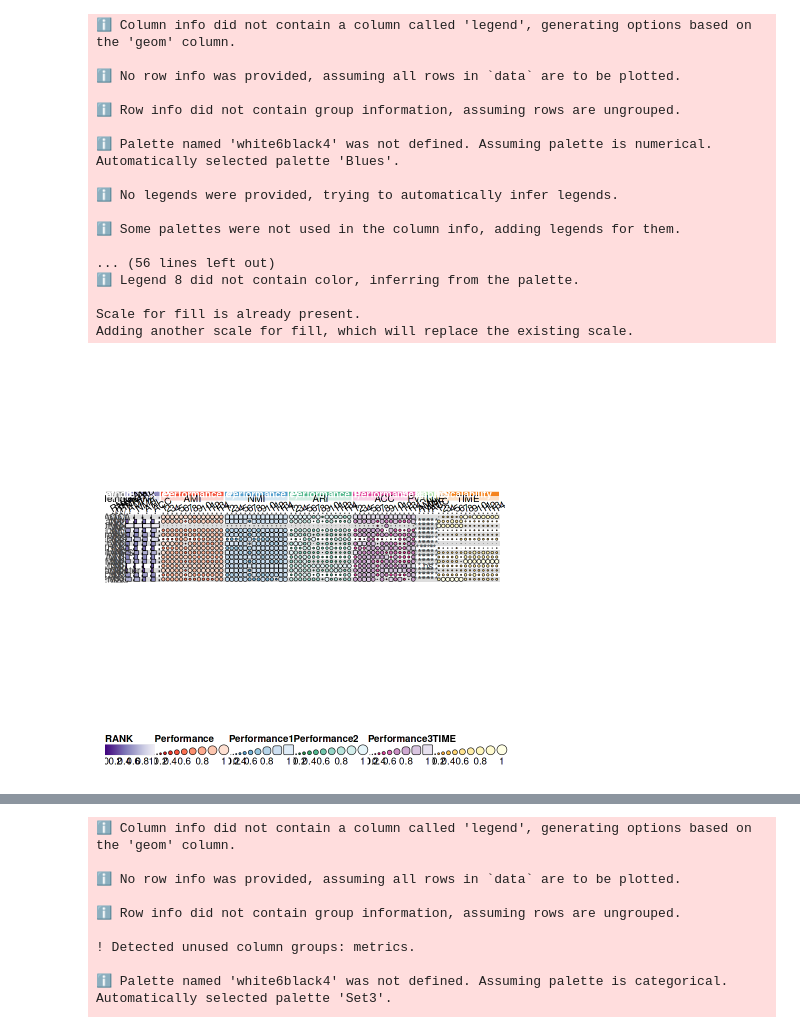
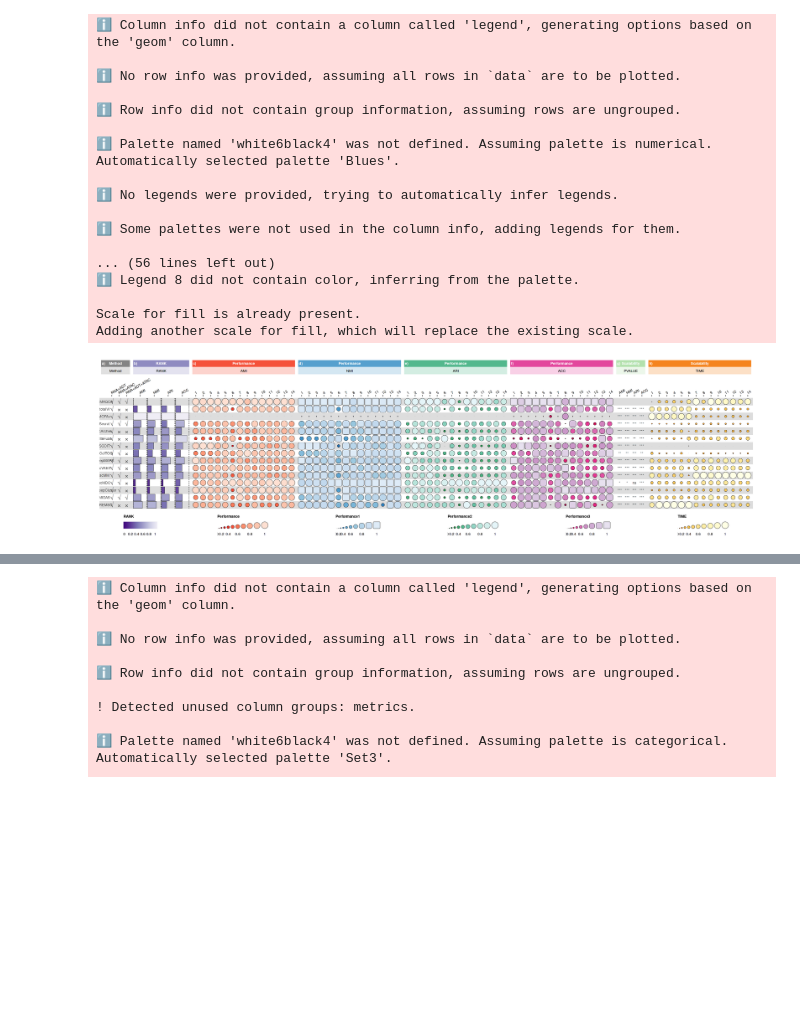
Before and after one commit to zemingzhou30/scMAGCA, a Jupyter notebook: figures/01 scMAGCA accurately resolves cellular heterogeneity across diverse single-cell multi-omics datasets/Fig2.ipynb, the cells around one changed output, grey strips where cells are left out. Saved outputs shown, nothing was run; the diff lists cells and outputs as text; code cells hidden in the pictures; blank space fills up the shorter version.

```diff
--- a/figures/01 scMAGCA accurately resolves cellular heterogeneity across diverse single-cell multi-omics datasets/Fig2.ipynb
+++ b/figures/01 scMAGCA accurately resolves cellular heterogeneity across diverse single-cell multi-omics datasets/Fig2.ipynb
@@ -4,6 +4,7 @@ library(dplyr, warn.conflicts = FALSE)
 library(tibble, warn.conflicts = FALSE)
 library("readxl")
 
+options(repr.plot.width = 30, repr.plot.height = 8)
 dt <- read_xlsx("../scripts/Fig2/vertical_cite.xlsx")
 
 palettes <- tribble(
@@ -180,34 +181,34 @@ column_groups <- tribble(
   "Scalability","TIME","TIME","Scalability",
   "Scalability","TIME","TIME","Scalability",
   "Scalability","TIME","TIME","Scalability",
   "Scalability","TIME","TIME","Scalability",
   "Scalability","TIME","TIME","Scalability",
   "Scalability","TIME","TIME","Scalability",
   "Scalability","TIME","TIME","Scalability",
   "Scalability","TIME","TIME","Scalability"
 )
 f<-funky_heatmap(dt, column_info = column_info, palettes = palettes, column_groups = column_groups,scale_column = T)
 
 f
 # %% [output]
 ℹ Column info did not contain a column called 'legend', generating options based on the 'geom' column.
 
 ℹ No row info was provided, assuming all rows in `data` are to be plotted.
 
 ℹ Row info did not contain group information, assuming rows are ungrouped.
 
 ℹ Palette named 'white6black4' was not defined. Assuming palette is numerical. Automatically selected palette 'Blues'.
 
 ℹ No legends were provided, trying to automatically infer legends.
 
 ℹ Some palettes were not used in the column info, adding legends for them.
 
 ... (56 lines left out)
 ℹ Legend 8 did not contain color, inferring from the palette.
 
 Scale for fill is already present.
 Adding another scale for fill, which will replace the existing scale.
-[figure, old version]
+[figure, new version]
 # %%
 library(funkyheatmap)
 library(dplyr, warn.conflicts = FALSE)
```
Also changed, not shown: parts of 1 cell of this notebook, 43 other files.
